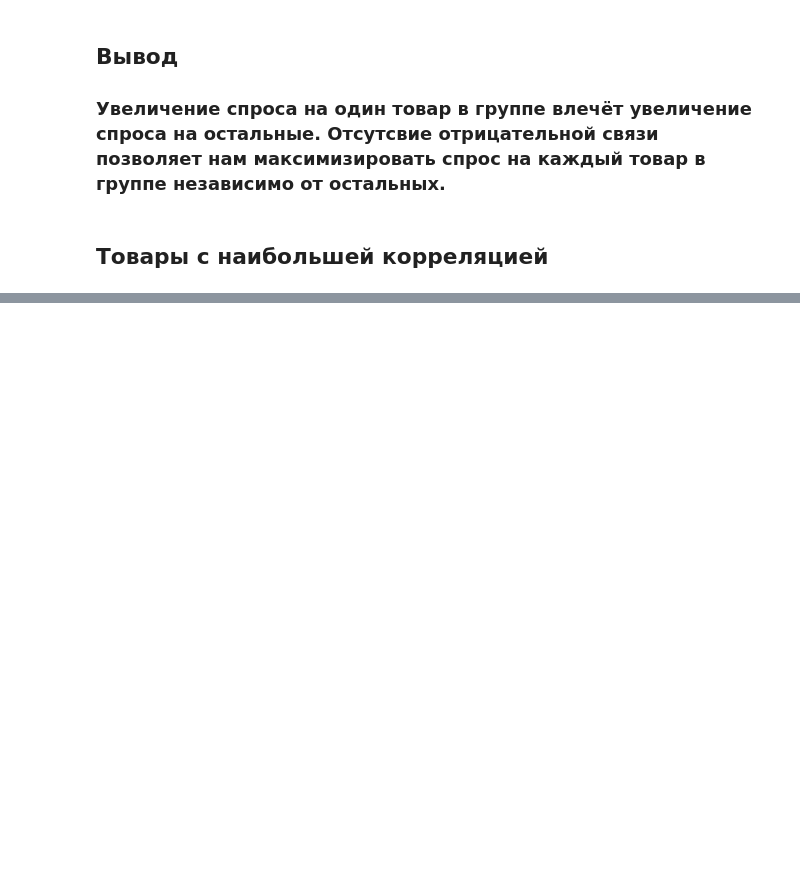
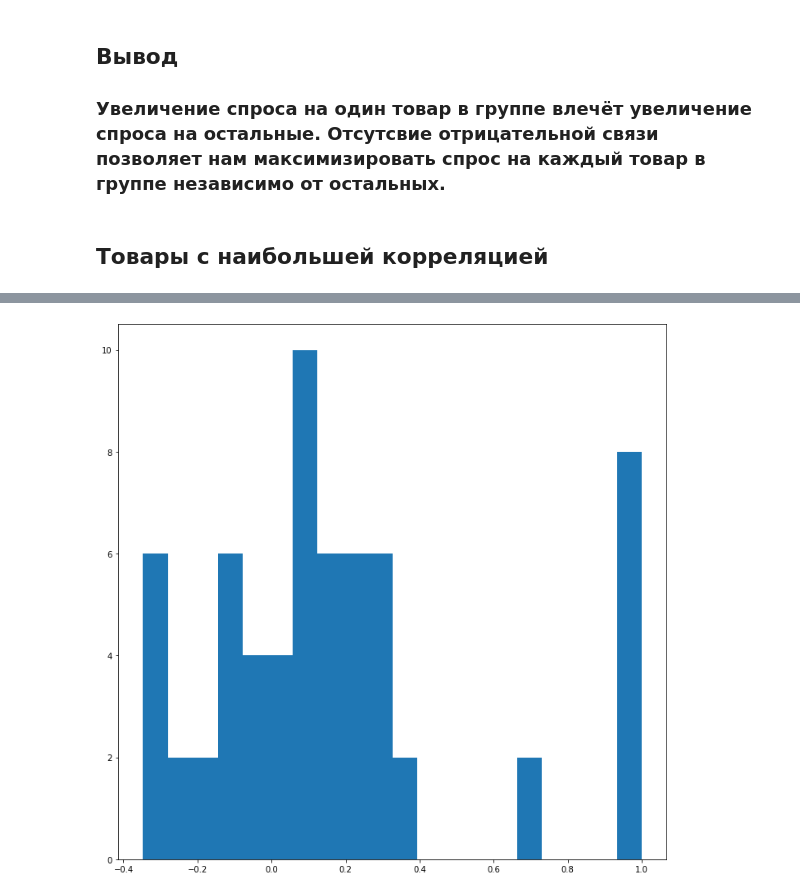
Before and after one commit to HassiumXY/Forecast, a Jupyter notebook: Correlation-research.ipynb, the cells around one changed output, grey strips where cells are left out. Drawn from its saved outputs; the diff is of its cells as text; code cells hidden in the pictures; blank space fills up the shorter version.

```diff
--- a/Correlation-research.ipynb
+++ b/Correlation-research.ipynb
@@ -267,0 +377,6 @@ with open('correlated_pairs.json', 'w') as f:
+# %%
+plt.figure(figsize=(12, 12))
+plt.hist(corr_matrix.flatten(), bins = 20)
+plt.show()
+# %% [output]
+[figure, added]
```
Also changed, not shown: parts of 37 cells of this notebook.
